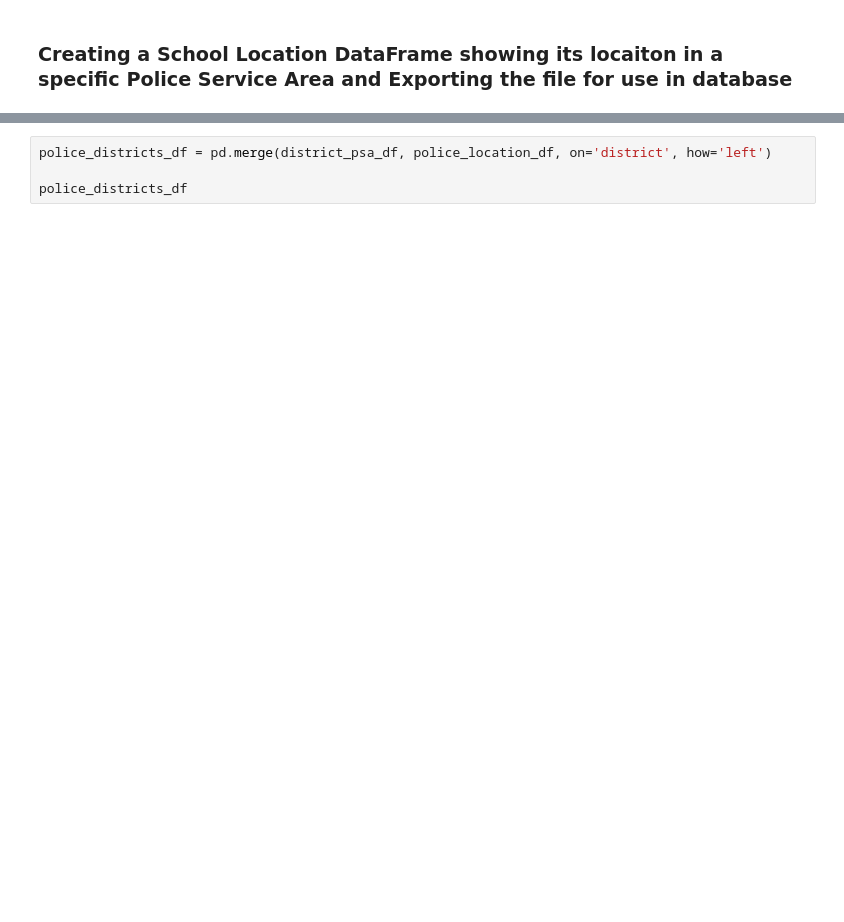
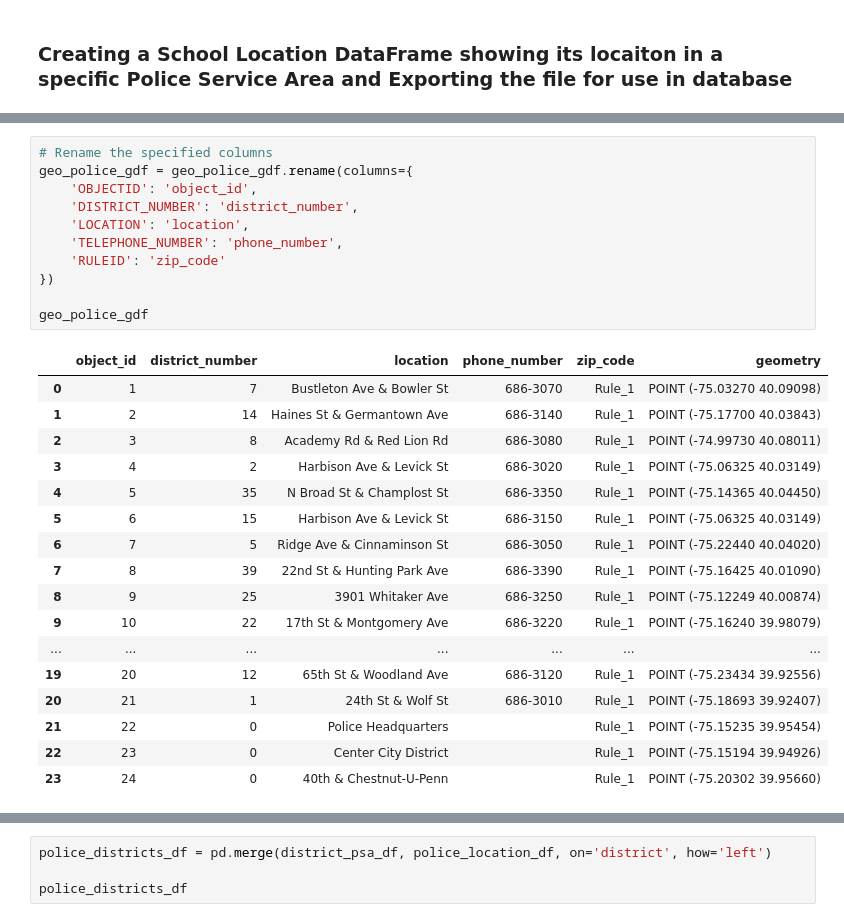
Before and after one commit to EricCroston/Philadelphia-School_Performance_vs_Crime_Data, a Jupyter notebook: Police_and_Incidents_Clean_up and Correlation Analysis.ipynb, the cells around one changed output, grey strips where cells are left out. Saved outputs shown, nothing was run; the diff lists cells and outputs as text; blank space fills up the shorter version.

```diff
--- a/Police_and_Incidents_Clean_up and Correlation Analysis.ipynb
+++ b/Police_and_Incidents_Clean_up and Correlation Analysis.ipynb
@@ -667,3 +530,32 @@ geo_police_gdf
+# %%
+# Rename the specified columns
+geo_police_gdf = geo_police_gdf.rename(columns={
+    'OBJECTID': 'object_id',
+    'DISTRICT_NUMBER': 'district_number',
+    'LOCATION': 'location',
+    'TELEPHONE_NUMBER': 'phone_number',
+    'RULEID': 'zip_code'
+})
+
+geo_police_gdf
+# %% [output]
+|  | object_id | district_number | location | phone_number | zip_code | geometry |
+| 0 | 1 | 7 | Bustleton Ave & Bowler St | 686-3070 | Rule_1 | POINT (-75.03270 40.09098) |
+| 1 | 2 | 14 | Haines St & Germantown Ave | 686-3140 | Rule_1 | POINT (-75.17700 40.03843) |
+| 2 | 3 | 8 | Academy Rd & Red Lion Rd | 686-3080 | Rule_1 | POINT (-74.99730 40.08011) |
+| 3 | 4 | 2 | Harbison Ave & Levick St | 686-3020 | Rule_1 | POINT (-75.06325 40.03149) |
+| 4 | 5 | 35 | N Broad St & Champlost St | 686-3350 | Rule_1 | POINT (-75.14365 40.04450) |
+| 5 | 6 | 15 | Harbison Ave & Levick St | 686-3150 | Rule_1 | POINT (-75.06325 40.03149) |
+| 6 | 7 | 5 | Ridge Ave & Cinnaminson St | 686-3050 | Rule_1 | POINT (-75.22440 40.04020) |
+| 7 | 8 | 39 | 22nd St & Hunting Park Ave | 686-3390 | Rule_1 | POINT (-75.16425 40.01090) |
+| 8 | 9 | 25 | 3901 Whitaker Ave | 686-3250 | Rule_1 | POINT (-75.12249 40.00874) |
+| 9 | 10 | 22 | 17th St & Montgomery Ave | 686-3220 | Rule_1 | POINT (-75.16240 39.98079) |
+| ... | ... | ... | ... | ... | ... | ... |
+| 19 | 20 | 12 | 65th St & Woodland Ave | 686-3120 | Rule_1 | POINT (-75.23434 39.92556) |
+| 20 | 21 | 1 | 24th St & Wolf St | 686-3010 | Rule_1 | POINT (-75.18693 39.92407) |
+| 21 | 22 | 0 | Police Headquarters |  | Rule_1 | POINT (-75.15235 39.95454) |
+| 22 | 23 | 0 | Center City District |  | Rule_1 | POINT (-75.15194 39.94926) |
+| 23 | 24 | 0 | 40th & Chestnut-U-Penn |  | Rule_1 | POINT (-75.20302 39.95660) |
 # %%
 # Create a list of zip codes for philly schools and police
 zip_codes = [
```
Also changed, not shown: parts of 15 cells of this notebook, 8 other files.
